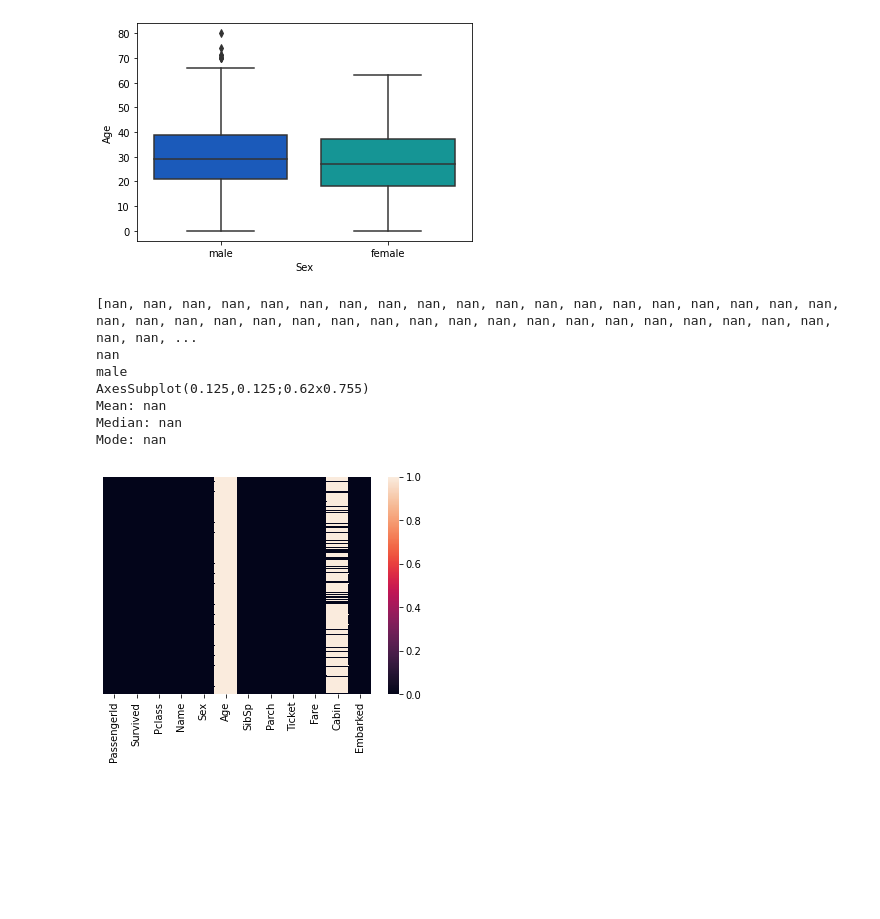
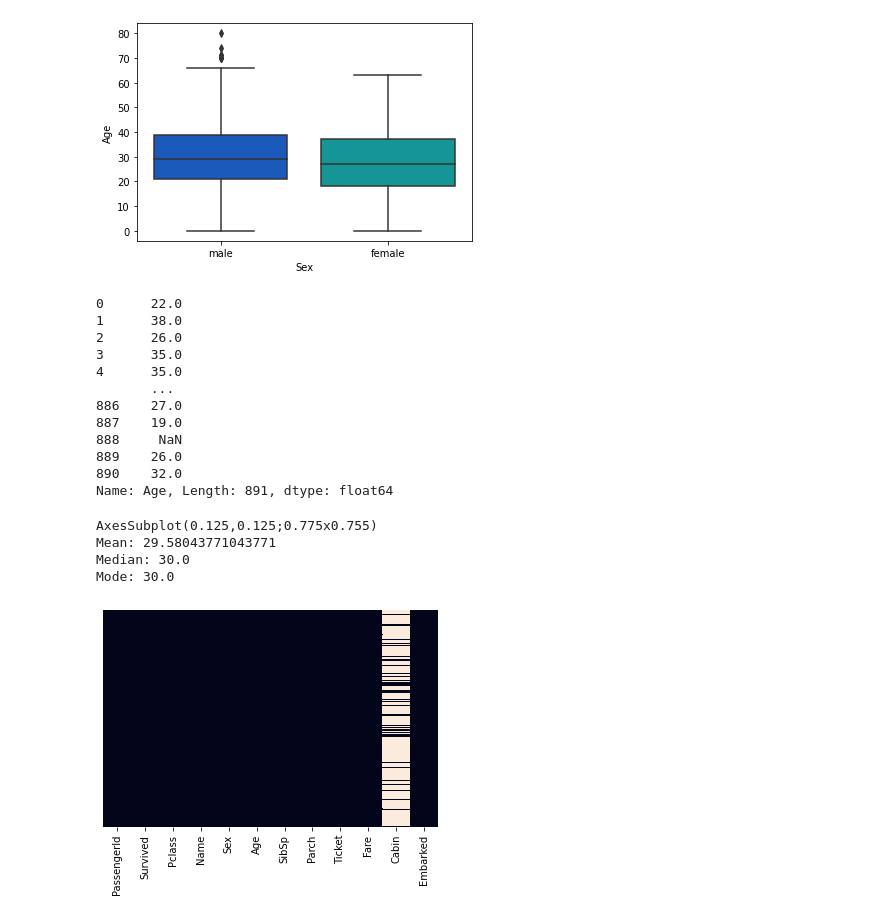
Before and after one commit to akvdkharnath/Study, a Jupyter notebook: Python Files/EDA.ipynb, the cells around one changed output. Drawn from its saved outputs; the diff is of its cells as text; code cells hidden in the pictures; blank space fills up the shorter version.

```diff
--- a/Python Files/EDA.ipynb
+++ b/Python Files/EDA.ipynb
@@ -116,32 +115,45 @@ sns.boxplot(x = 'Sex',y = 'Age',data = df1,palette='winter')
 # %% [output]
 <matplotlib.axes._subplots.AxesSubplot at 0x...>
 [figure]
+# %%
+df_sex = df.copy()
+df_sex
+
+print(df_sex["Age"])
+# %% [output]
+0      22.0
+1      38.0
+2      26.0
+3      35.0
+4      35.0
+       ...
+886    27.0
+887    19.0
+888     NaN
+889    26.0
+890    32.0
+Name: Age, Length: 891, dtype: float64
 # %%
-print(list(df_sex["Age"]))
 def age_cal_1(col):
   age = col[0]
   sex = col[1]
-  print(age)
   if pd.isnull(age):
     if sex == 'male':
       return 30
     else:
       return 27
   else:
     return age
 
 
-df_sex['Age'] = df_sex[["Age","Sex"]].apply(age_cal_1,axis = 0)
-print(sns.heatmap(df_sex.isnull(),yticklabels=False,cbar=True))
-print("Mean:",statistics.mean(list(df_sex['Age']))) # 29.6
-print("Median:",statistics.median(list(df_sex['Age']))) # 28
-print("Mode:",statistics.mode(list(df_sex['Age']))) # 24
+df_sex['Age'] = df_sex[["Age","Sex"]].apply(age_cal_1,axis = 1)
+print(sns.heatmap(df_sex.isnull(),yticklabels=False,cbar=False))
+print("Mean:",statistics.mean(list(df_sex['Age']))) # 29.5
+print("Median:",statistics.median(list(df_sex['Age']))) # 30
+print("Mode:",statistics.mode(list(df_sex['Age']))) # 30
 # %% [output]
-[nan, nan, nan, nan, nan, nan, nan, nan, nan, nan, nan, nan, nan, nan, nan, nan, nan, nan, nan, nan, nan, nan, nan, nan, nan, nan, nan, nan, nan, nan, nan, nan, nan, nan, nan, nan, nan, nan, nan, nan, ...
-nan
-male
-AxesSubplot(0.125,0.125;0.62x0.755)
-Mean: nan
-Median: nan
-Mode: nan
+AxesSubplot(0.125,0.125;0.775x0.755)
+Mean: 29.58043771043771
+Median: 30.0
+Mode: 30.0
-[figure, old version]
+[figure, new version]
```
Also changed, not shown: parts of 7 cells of this notebook.
